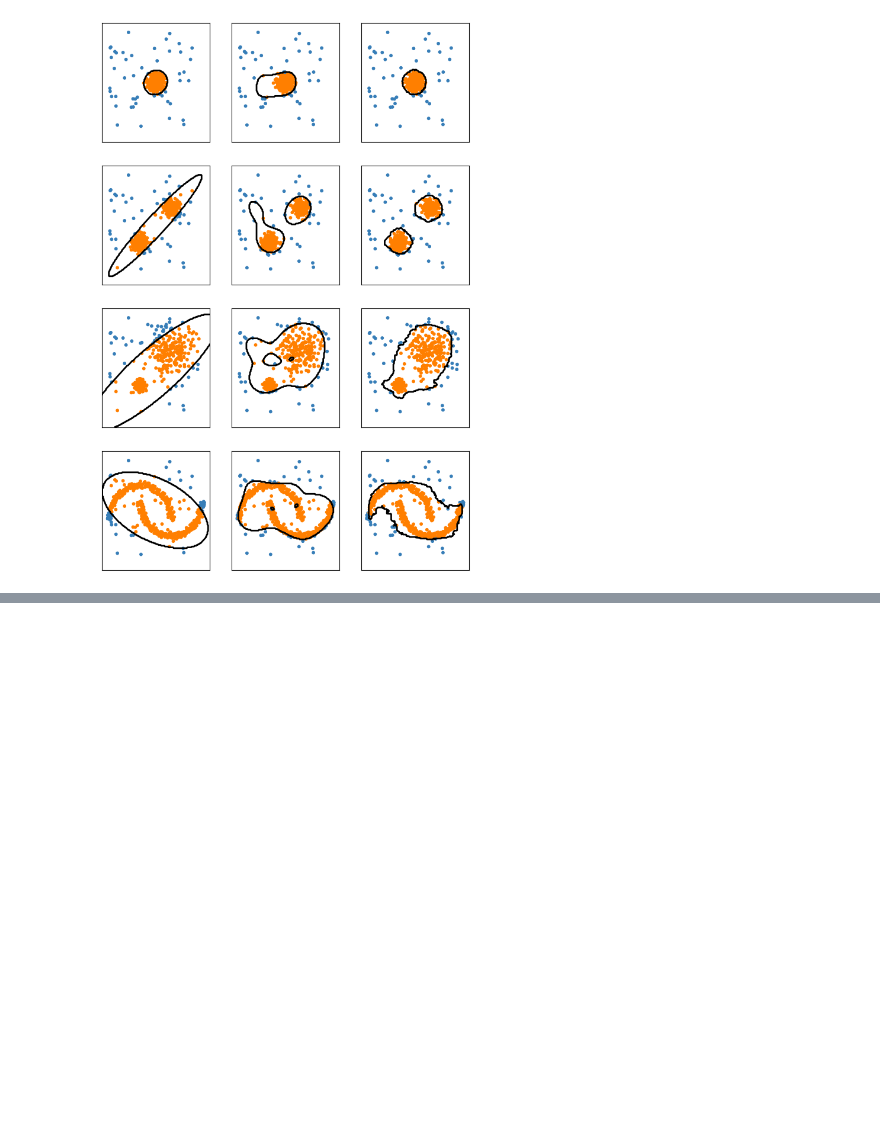
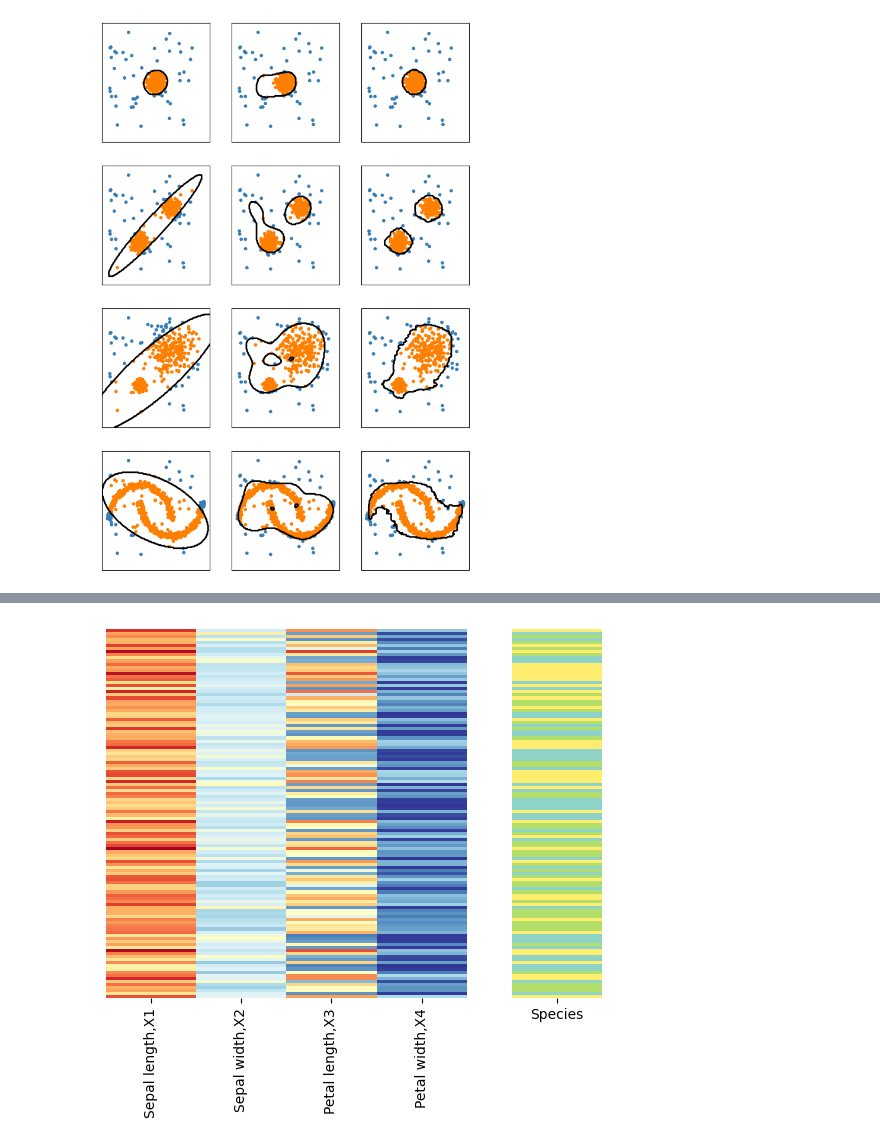
Before and after one commit to Arch-jyh/iris_books, a Jupyter notebook: book1/29/exercise.ipynb, the cells around one changed output, grey strips where cells are left out. Saved outputs shown, nothing was run; the diff lists cells and outputs as text; code cells hidden in the pictures; blank space fills up the shorter version.

```diff
--- a/book1/29/exercise.ipynb
+++ b/book1/29/exercise.ipynb
@@ -353,0 +389,7 @@ for idx,X in enumerate(datasets): #enumerate输出序号给idx(在前) X为正
+# %%
+df_train = pd.DataFrame(np.c_[X_train,y_train],
+                        columns = columns)
+# %%
+visualize(df_train)
+# %% [output]
+[figure, added]
```
Also changed, not shown: parts of 8 cells of this notebook, 3 other files.
